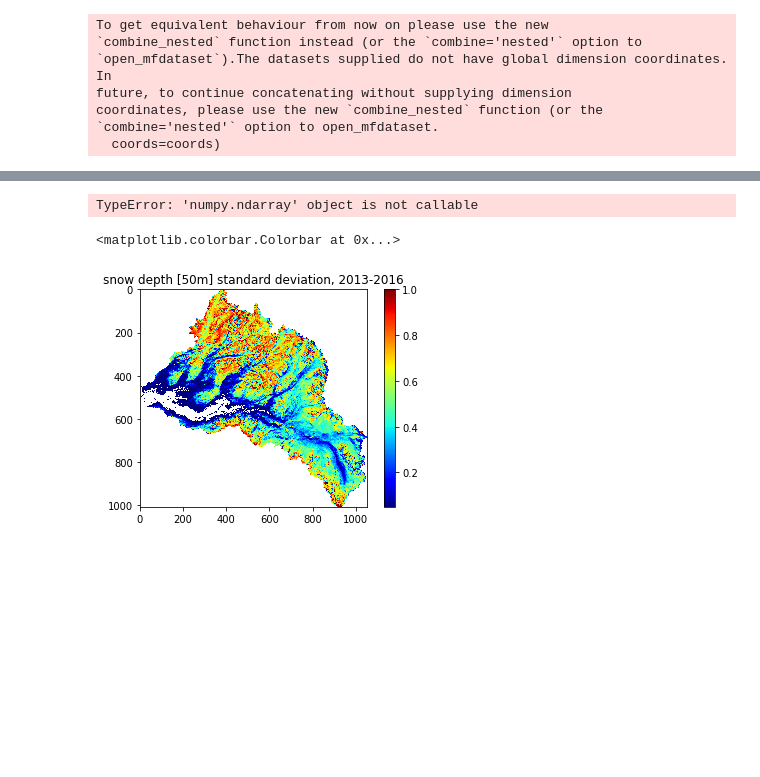
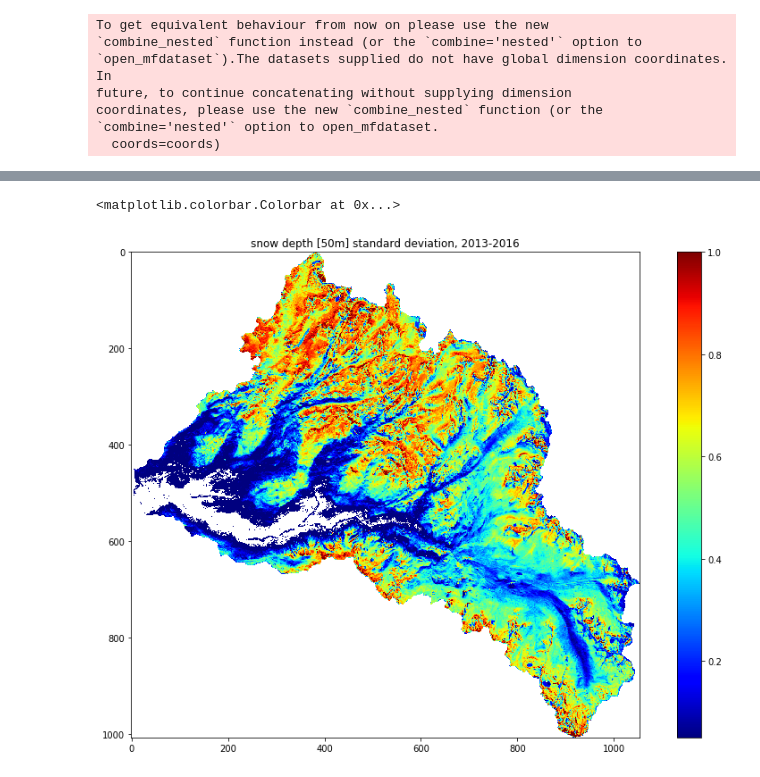
Before and after one commit to meganmason/jlabs, a Jupyter notebook: xr_trial_wr.ipynb, the cells around one changed output, grey strips where cells are left out. Drawn from its saved outputs; the diff is of its cells as text; code cells hidden in the pictures; blank space fills up the shorter version.

```diff
--- a/xr_trial_wr.ipynb
+++ b/xr_trial_wr.ipynb
@@ -124,9 +76,0 @@ plt.savefig('figs/var_13-16', dpi=600)
-# %%
-mu=ds.Band1.mean(dim='time')
-tt=ds.Band1.values - mu
-# - ds.Band1.mean(dim='time')
-
-print(t)
-print(tt.shape)
-# %% [output]
-TypeError: 'numpy.ndarray' object is not callable
@@ -133,13 +84,14 @@ TypeError: 'numpy.ndarray' object is not callable
 # %%
 # std in snow depth
 stdsn = ds.Band1.std(dim='time')
 stdsn = np.where(stdsn>.001, stdsn, np.nan)
+fig= plt.figure(figsize=(15, 10))
 plt.imshow(stdsn[::-1,:], cmap='jet', vmin=.05, vmax=1.0)
 plt.title('snow depth [50m] standard deviation, 2013-2016')
 plt.colorbar()
 # %% [output]
 <matplotlib.colorbar.Colorbar at 0x...>
-[figure, old version]
+[figure, new version]
 # %%
 # mean in snow depth
 meansn = ds.Band1.mean(dim='time')
```
Also changed, not shown: parts of 12 cells of this notebook, 1 other file.
